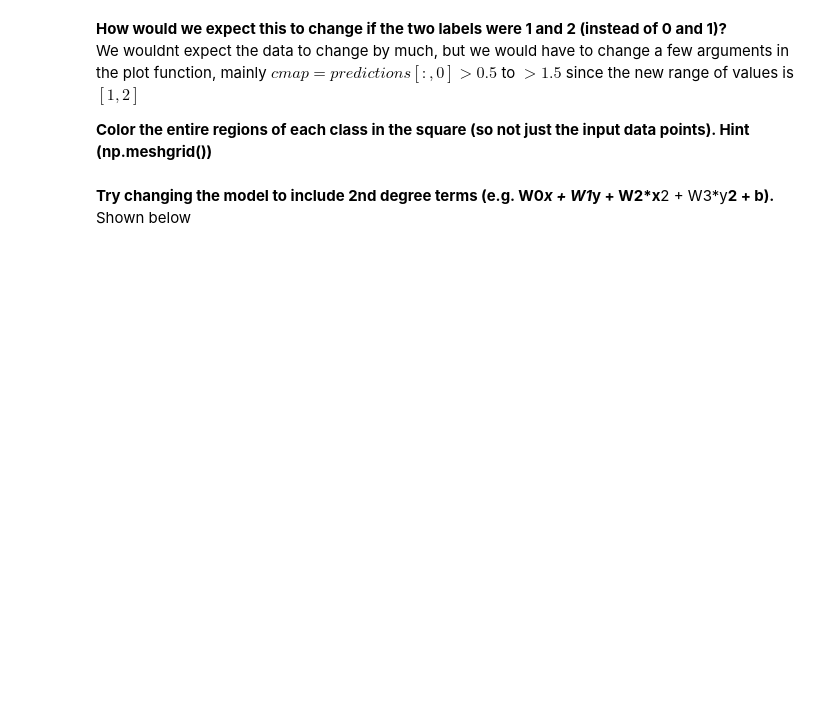
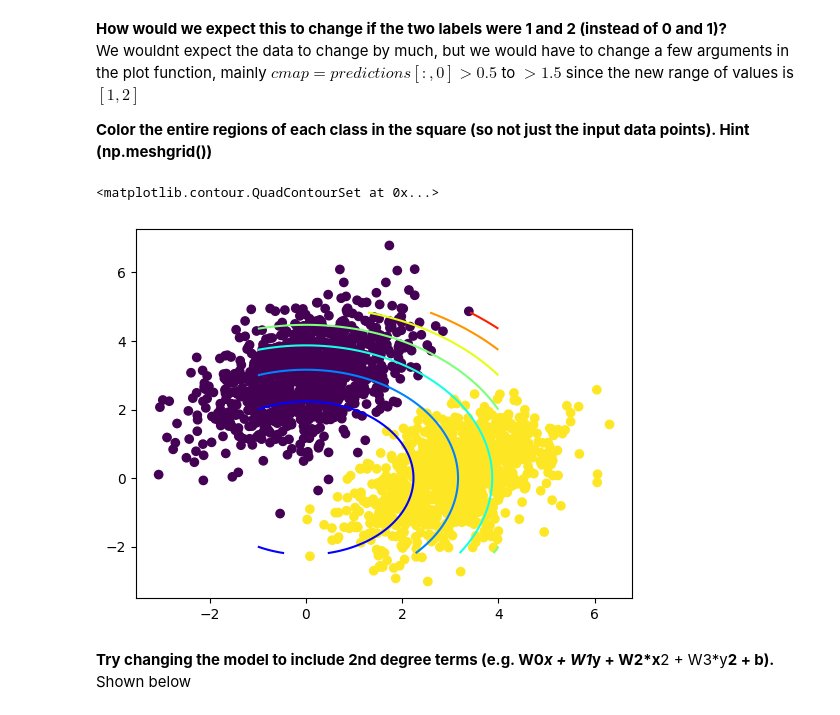
Before and after one commit to SherwynBraganza31/csc592_datasci_intro, a Jupyter notebook: lab2_chapter_3/Class_Exercise_Ch_3_1.ipynb, the cells around one changed output. Cells and saved outputs as stored; diff of their text form; code cells hidden in the pictures; blank space fills up the shorter version.

```diff
--- a/lab2_chapter_3/Class_Exercise_Ch_3_1.ipynb
+++ b/lab2_chapter_3/Class_Exercise_Ch_3_1.ipynb
@@ -181,6 +183,16 @@ plt.scatter(inputs[:, 0], inputs[:, 1], c=predictions[:, 0] > 0.5)
 We wouldnt expect the data to change by much, but we would have to change a few arguments in the plot function, mainly $cmap =predictions[:,0] > 0.5$ to $> 1.5$ since the new range of values is $[1,2]$<br/>
 
 **Color the entire regions of each class in the square (so not just the input data points).  Hint (np.meshgrid())** <br/>
+# %%
+x = np.linspace(-1, 4, 100)
+y = - W[0] /  W[1] * x + (0.5 - b) / W[1]
+xx, yy = np.meshgrid(x,y)
+z= xx**2 + yy**2
+plt.scatter(inputs[:, 0], inputs[:, 1], c=predictions[:, 0] > 0.5)
+plt.contour(xx, yy, z, cmap='jet')
+# %% [output]
+<matplotlib.contour.QuadContourSet at 0x...>
+[figure, added]
 # %% [markdown]
 **Try changing the model to include 2nd degree terms (e.g. W0*x + W1*y + W2*x**2 + W3*y**2 + b).** <br/>
 Shown below
```
Also changed, not shown: parts of 6 cells of this notebook.
